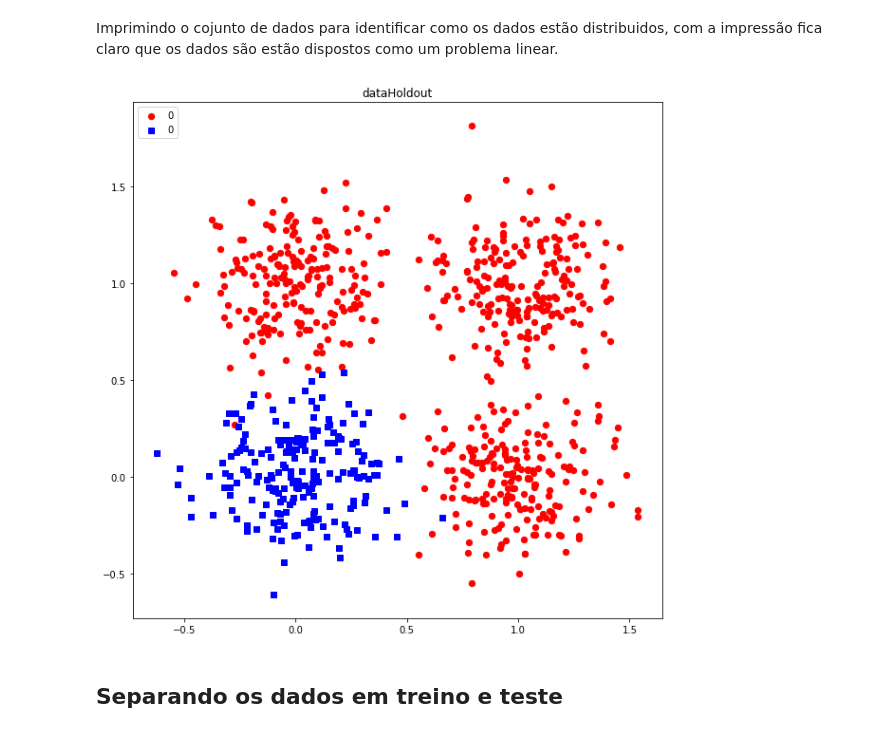
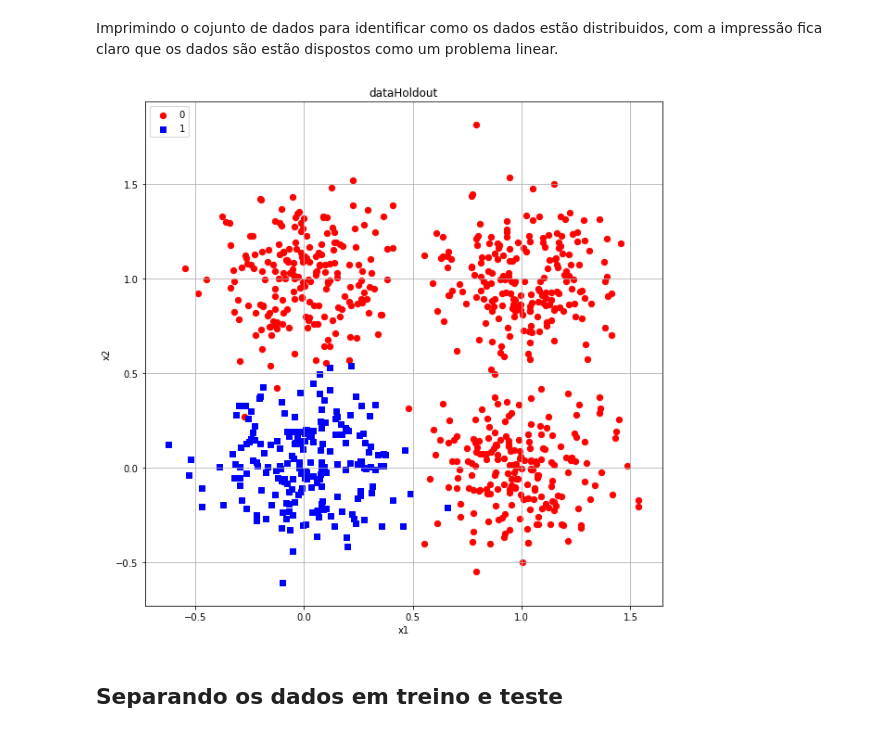
Before and after one commit to userddssilva/Perceptron-PP2-RNA2020.1, a Jupyter notebook: notebooks/validacao_holdout_(parte_3).ipynb, the cells around one changed output. Saved outputs shown, nothing was run; the diff lists cells and outputs as text; code cells hidden in the pictures.

Commit message:
Adicionando legendas nos gráficos

```diff
--- a/notebooks/validacao_holdout_(parte_3).ipynb
+++ b/notebooks/validacao_holdout_(parte_3).ipynb
@@ -37,17 +37,20 @@ Imprimindo o cojunto de dados para identificar como os dados estão distribuidos
 # %%
 fig = plt.figure(figsize=(10, 10))
 ax = fig.add_subplot(1,1,1)
-x = dataset[:,0][dataset[:, 2] == 0.0] # seleciona colunas 0 e targe 0
+x = dataset[:,0][dataset[:, 2] == 0.0] # seleciona colunas 0 e target 0
 y = dataset[:,1][dataset[:, 2] == 0.0] # seleciona colunas 1 e targe 0
 ax.scatter(x, y, c='r', s=40, marker='o', label='0')
-x = dataset[:,0][dataset[:, 2] == 1.0] # seleciona colunas 0 e targe 1
-y = dataset[:,1][dataset[:, 2] == 1.0] # seleciona colunas 1 e targe 1
-ax.scatter(x, y, c='b', s=40, marker='s', label='0')
+x = dataset[:,0][dataset[:, 2] == 1.0] # seleciona colunas 0 e target 1
+y = dataset[:,1][dataset[:, 2] == 1.0] # seleciona colunas 1 e target 1
+ax.scatter(x, y, c='b', s=40, marker='s', label='1')
 ax.set_title('dataHoldout')
 plt.legend(loc='upper left')
+plt.ylabel('x2')
+plt.xlabel('x1')
+plt.grid(True)
 plt.show()
 # %% [output]
-[figure, old version]
+[figure, new version]
 # %%
 #TODO: criar uma função de fronteira que delimite a os grupos
 # %% [markdown]
```
Also changed, not shown: parts of 14 cells of this notebook.
